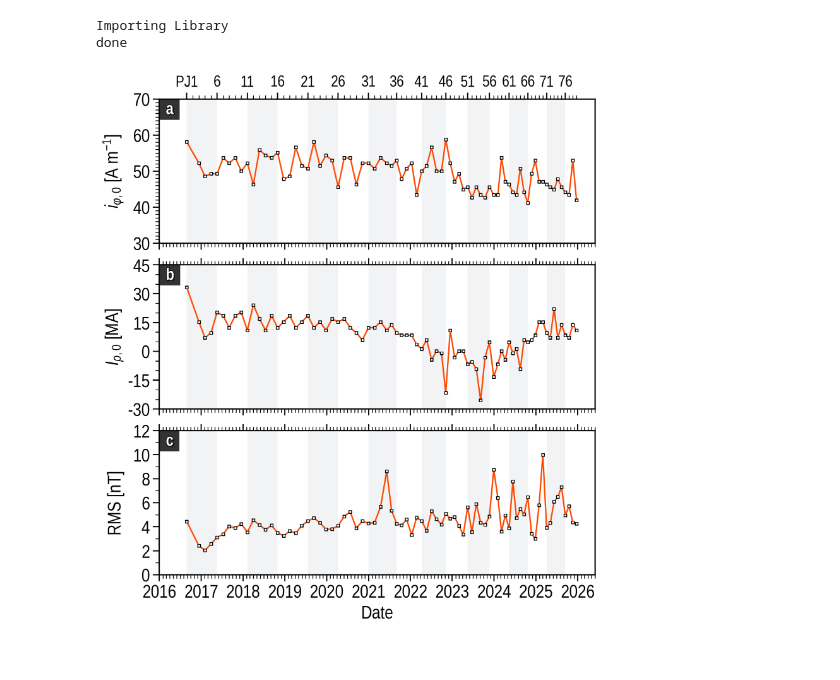
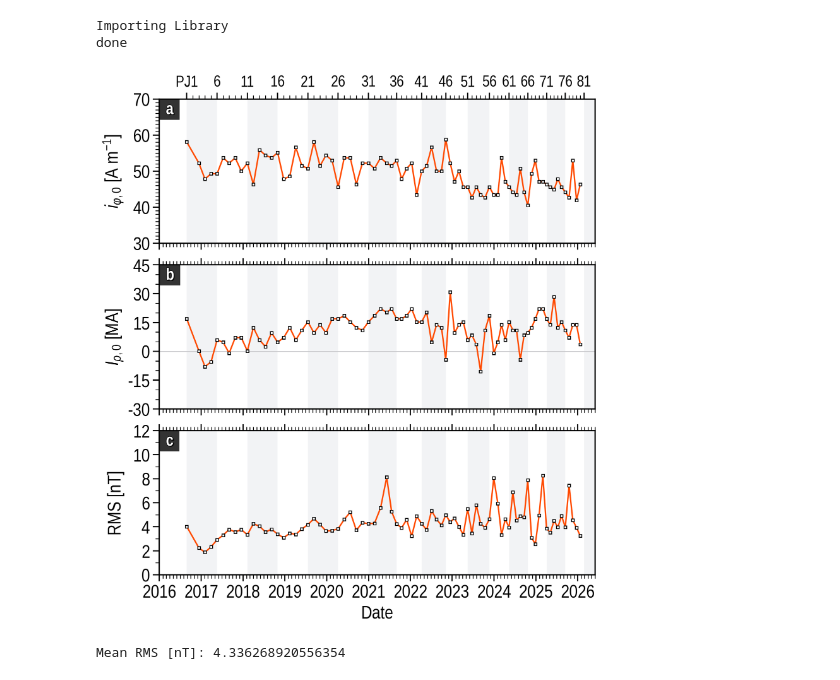
Before and after one commit to ShinnosukeSatoh/NewCurrentSheetModel, a Jupyter notebook: MAG_currentsheet_rms_3.ipynb, the cells around one changed output. Saved outputs shown, nothing was run; the diff lists cells and outputs as text; code cells hidden in the pictures.

```diff
--- a/MAG_currentsheet_rms_3.ipynb
+++ b/MAG_currentsheet_rms_3.ipynb
@@ -101,9 +102,9 @@ PJ_list = [1, 3, 4, 5,
            56, 57, 58, 59, 60,
            61, 62, 63, 64, 65,
            66, 67, 68, 69, 70,
-           72, 73, 74, 75,
-           76, 77, 78, 79]
-dir = 'results/insitu_fit'
+           71, 72, 73, 74, 75,
+           76, 77, 78, 79, 80]
+dir = 'results/insitu_fit_b1_33rj'
 f0 = np.loadtxt(dir+'/result_PJ' +
                 str(PJ_list[0]).zfill(2)+'_PJ'+str(PJ_list[-1]).zfill(2)+'.txt')
 # %%
@@ -246,6 +247,10 @@ JUNO_PJ_TIMES = [
         '2025-11-19 08:37', '%Y-%m-%d %H:%M'),
     datetime.datetime.strptime(
         '2025-12-22 01:14', '%Y-%m-%d %H:%M'),
+    datetime.datetime.strptime(
+        '2026-01-23 17:17', '%Y-%m-%d %H:%M'),
+    datetime.datetime.strptime(
+        '2026-02-25 09:32', '%Y-%m-%d %H:%M'),
 ]
 JUNO_PJ_LABELS = ['PJ1', '', '', '', '',
                   '6', '', '', '', '',
@@ -262,7 +267,8 @@ JUNO_PJ_LABELS = ['PJ1', '', '', '', '',
                   '61', '', '', '', '',
                   '66', '', '', '', '',
                   '71', '', '', '', '',
-                  '76', '', '', '',]
+                  '76', '', '', '', '',
+                  '81',]
 # %%
 # %% ================================
 # 横軸: date / 縦軸: 電流の沿磁力線積分値
@@ -356,34 +362,41 @@ for i in range(3):
     F.ax[i].axvspan(JUNO_PJ_TIMES[10], JUNO_PJ_TIMES[15],
                     fc=UC.gray, ec=None, zorder=0.5, alpha=0.10)
     F.ax[i].axvspan(JUNO_PJ_TIMES[20], JUNO_PJ_TIMES[25],
                     fc=UC.gray, ec=None, zorder=0.5, alpha=0.10)
     F.ax[i].axvspan(JUNO_PJ_TIMES[30], JUNO_PJ_TIMES[35],
                     fc=UC.gray, ec=None, zorder=0.5, alpha=0.10)
     F.ax[i].axvspan(JUNO_PJ_TIMES[40], JUNO_PJ_TIMES[45],
                     fc=UC.gray, ec=None, zorder=0.5, alpha=0.10)
     F.ax[i].axvspan(JUNO_PJ_TIMES[50], JUNO_PJ_TIMES[55],
                     fc=UC.gray, ec=None, zorder=0.5, alpha=0.10)
     F.ax[i].axvspan(JUNO_PJ_TIMES[60], JUNO_PJ_TIMES[65],
                     fc=UC.gray, ec=None, zorder=0.5, alpha=0.10)
     F.ax[i].axvspan(JUNO_PJ_TIMES[70], JUNO_PJ_TIMES[75],
                     fc=UC.gray, ec=None, zorder=0.5, alpha=0.10)
+    F.ax[i].axvspan(JUNO_PJ_TIMES[80], xmax,
+                    fc=UC.gray, ec=None, zorder=0.5, alpha=0.10)
+
+F.ax[1].axhline(y=0, color=UC.lightgray, linewidth=1.0, zorder=0.9)
 
 """legend = F.legend(ax_idx=0,
                   ncol=2, markerscale=1.0,
                   loc='lower center',
                   handlelength=0.85,
                   textcolor=False,
                   fontsize_scale=0.65,
                   handletextpad=0.35)
 legend_shadow(legend=legend, fig=F.fig, ax=F.ax[0], d=0.7)"""
 
 # F.fig.savefig(img_savedir + '/current_terms_timeseries_linear.jpg',
 #               bbox_inches='tight')
 plt.show()
 F.close()
 plt.close()
+
+print('Mean RMS [nT]:', np.mean(f0[:, 5]))
 # %% [output]
-[figure, old version]
+[figure, new version]
+Mean RMS [nT]: 4.336268920556354
 # %%
 F = ShareXaxis()
 F.fontsize = 19
```
Also changed, not shown: parts of 10 cells of this notebook, 3 other files.
